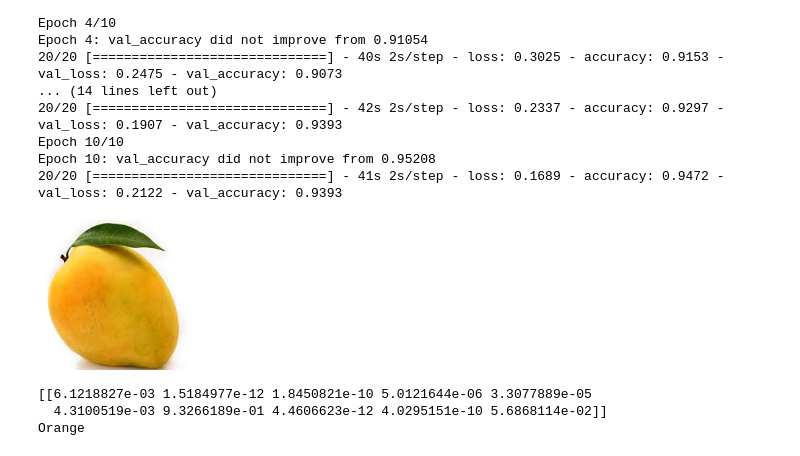
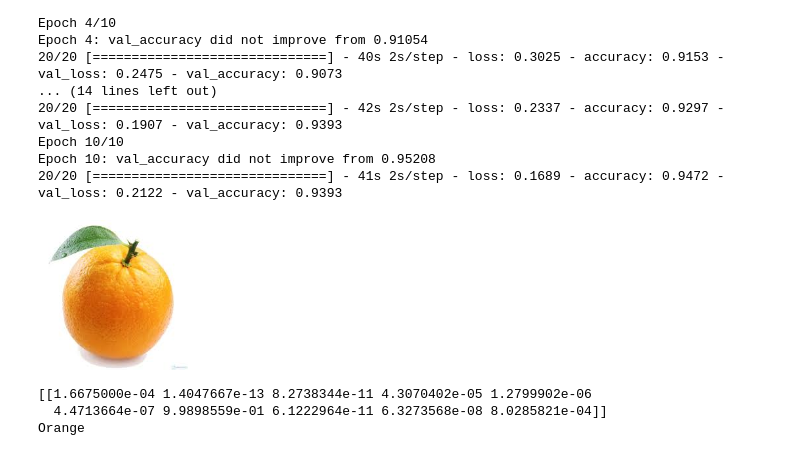
Before and after one commit to nhaandq/AI_project-FruitDetection, a Jupyter notebook: Fruit.ipynb, the cells around one changed output. Saved outputs shown, nothing was run; the diff lists cells and outputs as text; code cells hidden in the pictures.

```diff
--- a/Fruit.ipynb
+++ b/Fruit.ipynb
@@ -170,16 +170,16 @@ Epoch 10: val_accuracy did not improve from 0.95208
 # %%
 model.load_weights("weights-08-0.95.hdf5")
 # %%
-img = cv.resize(cv.imread('/content/drive/MyDrive/Fruit/Test/xoai2.jpg', cv.IMREAD_COLOR),dsize=(150,150))
+img = cv.resize(cv.imread('/content/drive/MyDrive/Fruit/Test/cam.jpg', cv.IMREAD_COLOR),dsize=(150,150))
 cv2_imshow(img)
 img = img_to_array(img)
 img = img.reshape(1,150,150,3)
 img = img.astype('float32')
 img = img/255
 print(model.predict(img))
 print(classes[np.argmax(model.predict(img))])
 # %% [output]
-[figure, old version]
+[figure, new version]
-[[6.1218827e-03 1.5184977e-12 1.8450821e-10 5.0121644e-06 3.3077889e-05
-  4.3100519e-03 9.3266189e-01 4.4606623e-12 4.0295151e-10 5.6868114e-02]]
+[[1.6675000e-04 1.4047667e-13 8.2738344e-11 4.3070402e-05 1.2799902e-06
+  4.4713664e-07 9.9898559e-01 6.1222964e-11 6.3273568e-08 8.0285821e-04]]
 Orange
```
Also changed, not shown: parts of 1 cell of this notebook.
